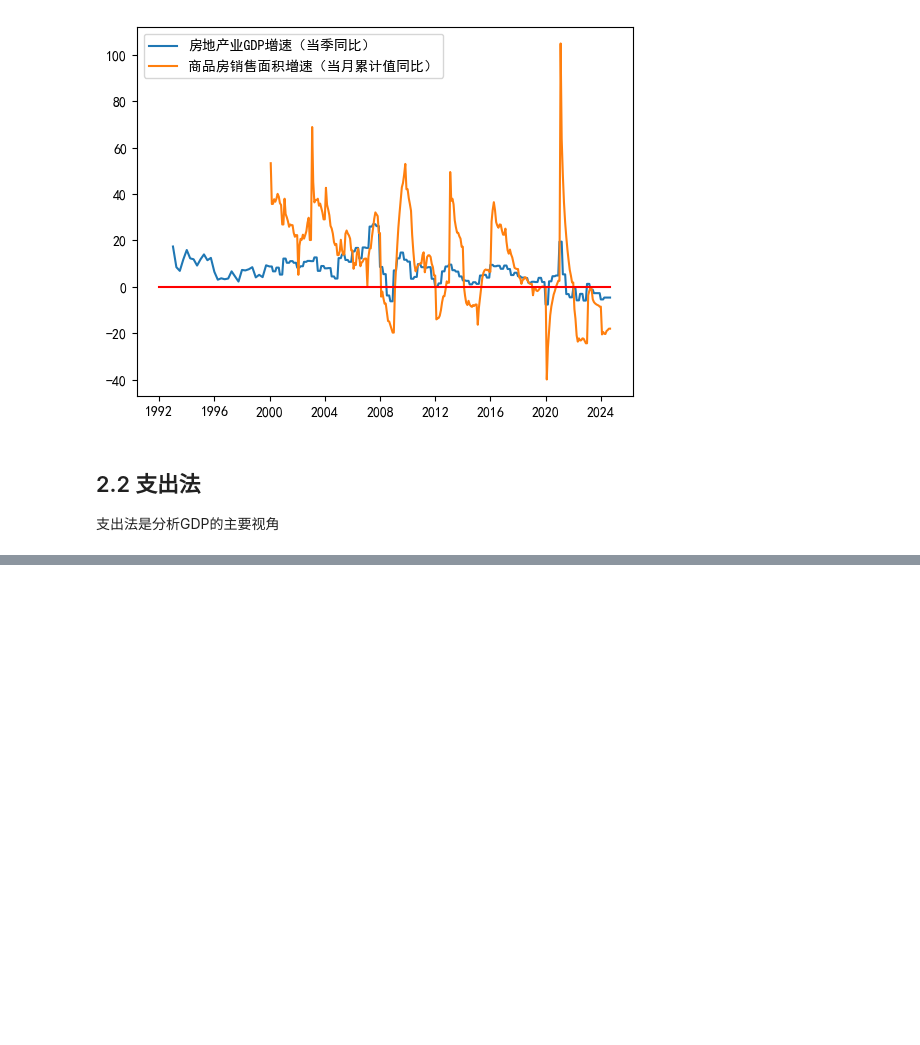
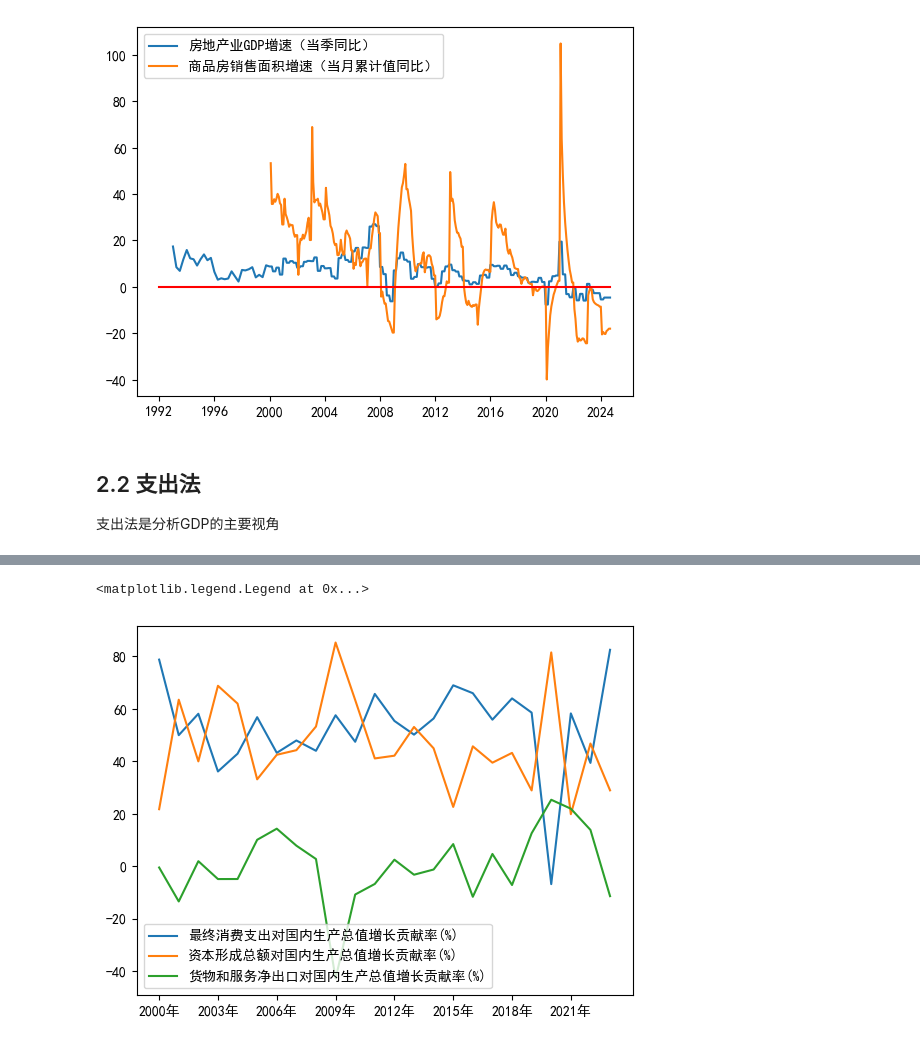
Before and after one commit to kampfer/various-data, a Jupyter notebook: src/researches/jupyter/gdp.ipynb, the cells around one changed output, grey strips where cells are left out. Drawn from its saved outputs; the diff is of its cells as text; code cells hidden in the pictures; blank space fills up the shorter version.

```diff
--- a/src/researches/jupyter/gdp.ipynb
+++ b/src/researches/jupyter/gdp.ipynb
@@ -567,0 +572,4 @@ plt.legend()
+# %%
+demandDf = ak.macro_china_nbs_nation(kind="年度数据", path="国民经济核算>三大需求对国内生产总值增长的贡献率和拉动", period="2000-")
+demandDf = demandDf.transpose()
+demandDf.head()
@@ -567,0 +583,18 @@ plt.legend()
+# %%
+fig = plt.figure()
+ax = fig.gca()
+ax.set_xticks(range(0, demandDf.shape[0], round(demandDf.shape[0] / 8)))
+
+for col in [
+    "最终消费支出对国内生产总值增长贡献率(%)",
+    "资本形成总额对国内生产总值增长贡献率(%)",
+    "货物和服务净出口对国内生产总值增长贡献率(%)",
+]:
+    s = demandDf[col]
+    s = s.sort_index(ascending=True)
+    ax.plot(s.index, s, label=col)
+
+plt.legend()
+# %% [output]
+<matplotlib.legend.Legend at 0x...>
+[figure, added]
```
Also changed, not shown: parts of 10 cells of this notebook.
